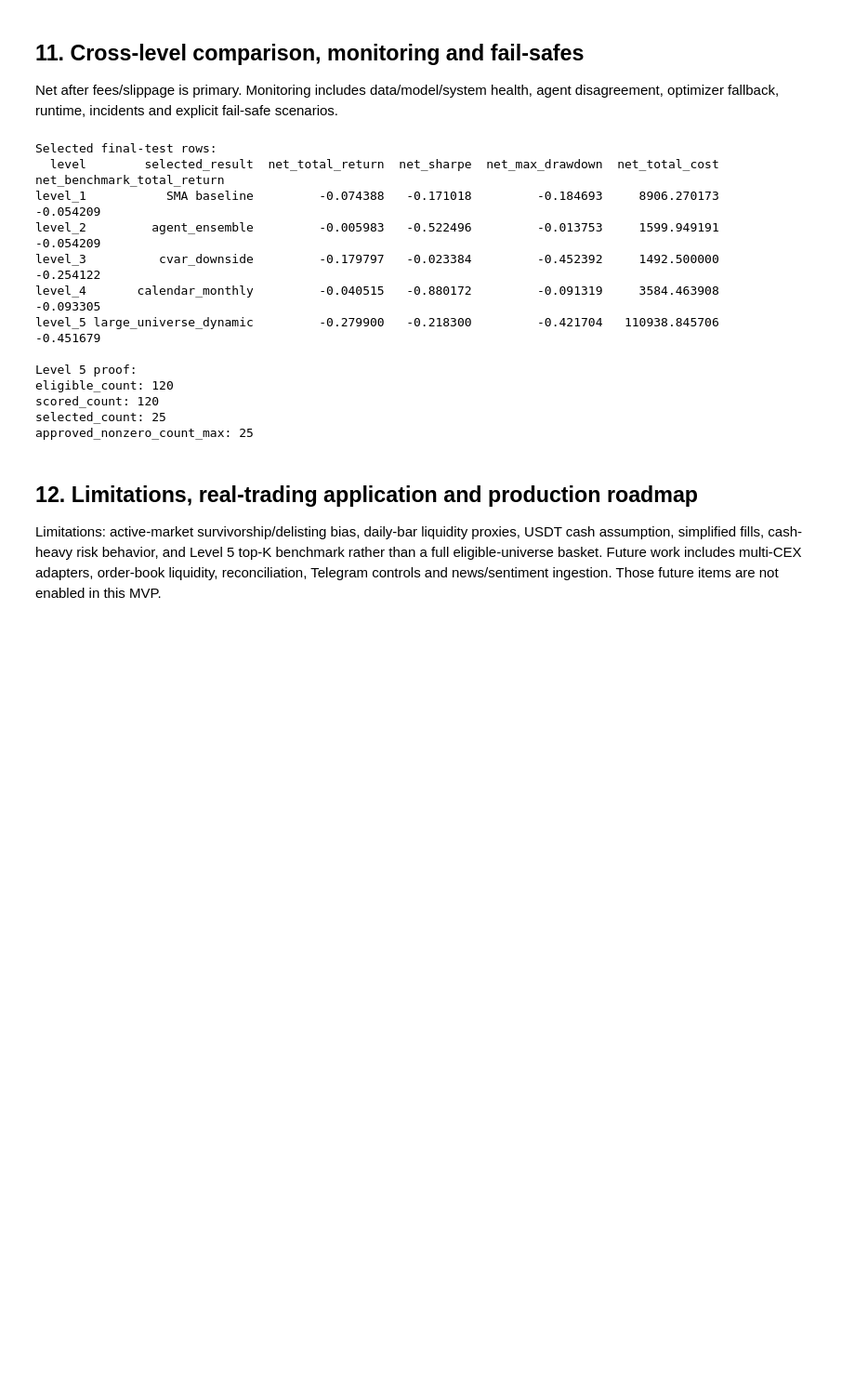
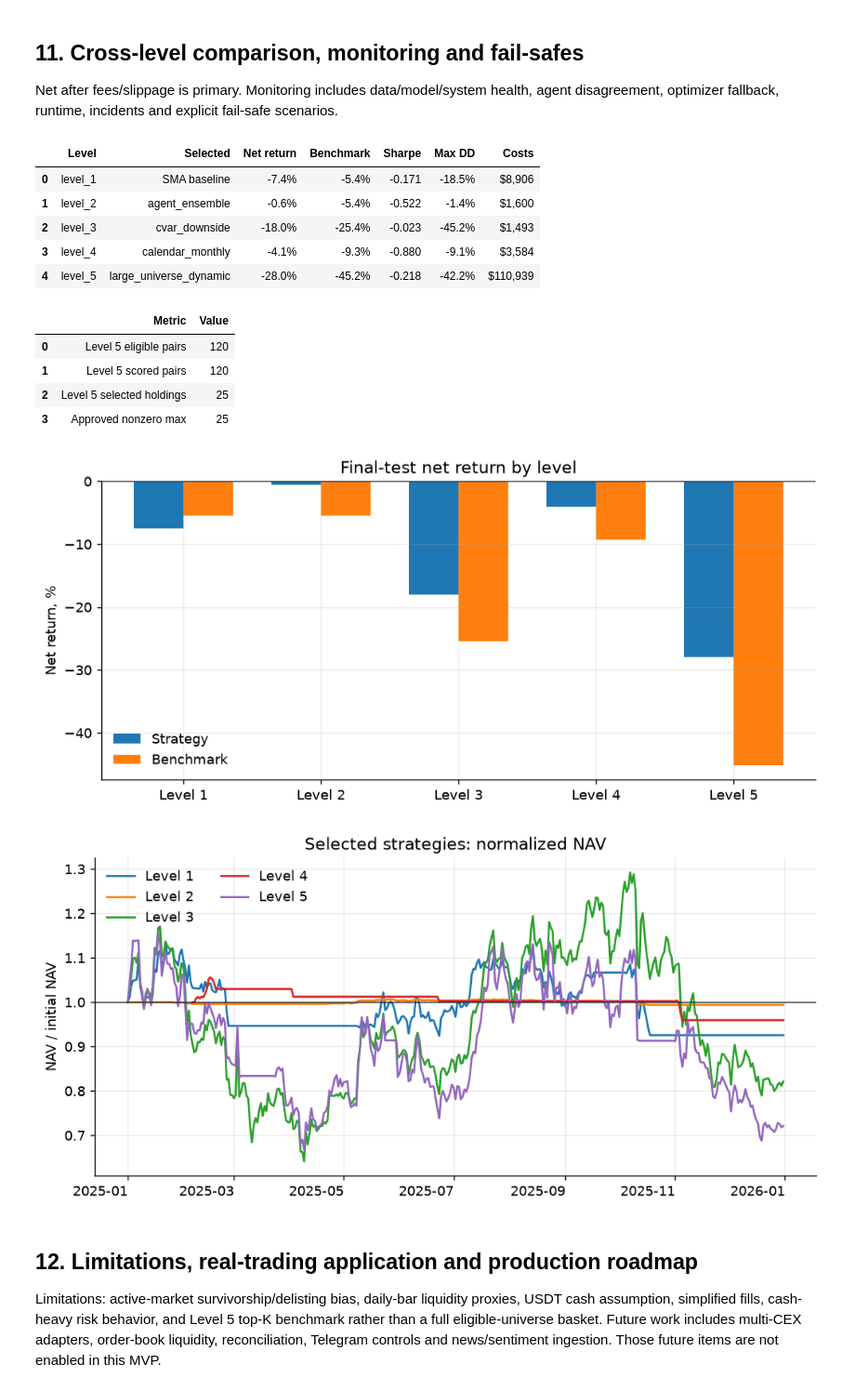
Before and after one commit to SergeySdv/ai-crypto-hedge-fund-research, a Jupyter notebook: notebooks/ai_crypto_hedge_fund.ipynb, the cells around one changed output. Shown at 93% size. Saved outputs shown, nothing was run; the diff lists cells and outputs as text; code cells hidden in the pictures; blank space fills up the shorter version.

```diff
--- a/notebooks/ai_crypto_hedge_fund.ipynb
+++ b/notebooks/ai_crypto_hedge_fund.ipynb
@@ -321,40 +326,34 @@ print(frame[available].to_string(index=False))
 Net after fees/slippage is primary. Monitoring includes data/model/system health,
 agent disagreement, optimizer fallback, runtime, incidents and explicit fail-safe
 scenarios.
-# %%
-print("Selected final-test rows:")
-cols = [
-    "level",
-    "selected_result",
-    "net_total_return",
-    "net_sharpe",
-    "net_max_drawdown",
-    "net_total_cost",
-    "net_benchmark_total_return",
-]
-print(ctx.selected_metrics[cols].to_string(index=False))
-print("\nLevel 5 proof:")
-for key in [
-    "eligible_count",
-    "scored_count",
-    "selected_count",
-    "approved_nonzero_count_max",
-]:
-    print(f"{key}: {ctx.level5_pair_count_proof[key]}")
-# %% [output]
-Selected final-test rows:
-  level        selected_result  net_total_return  net_sharpe  net_max_drawdown  net_total_cost  net_benchmark_total_return
-level_1           SMA baseline         -0.074388   -0.171018         -0.184693     8906.270173                   -0.054209
-level_2         agent_ensemble         -0.005983   -0.522496         -0.013753     1599.949191                   -0.054209
-level_3          cvar_downside         -0.179797   -0.023384         -0.452392     1492.500000                   -0.254122
-level_4       calendar_monthly         -0.040515   -0.880172         -0.091319     3584.463908                   -0.093305
-level_5 large_universe_dynamic         -0.279900   -0.218300         -0.421704   110938.845706                   -0.451679
-
-Level 5 proof:
-eligible_count: 120
-scored_count: 120
-selected_count: 25
-approved_nonzero_count_max: 25
+# %%
+display(selected_summary_frame(ctx))
+display(
+    key_value_frame(
+        [
+            ("Level 5 eligible pairs", ctx.level5_pair_count_proof["eligible_count"]),
+            ("Level 5 scored pairs", ctx.level5_pair_count_proof["scored_count"]),
+            ("Level 5 selected holdings", ctx.level5_pair_count_proof["selected_count"]),
+            ("Approved nonzero max", ctx.level5_pair_count_proof["approved_nonzero_count_max"]),
+        ]
+    )
+)
+plot_return_overview(ctx)
+plot_selected_nav(ctx)
+# %% [output]
+|  | Level | Selected | Net return | Benchmark | Sharpe | Max DD | Costs |
+| 0 | level_1 | SMA baseline | -7.4% | -5.4% | -0.171 | -18.5% | $8,906 |
+| 1 | level_2 | agent_ensemble | -0.6% | -5.4% | -0.522 | -1.4% | $1,600 |
+| 2 | level_3 | cvar_downside | -18.0% | -25.4% | -0.023 | -45.2% | $1,493 |
+| 3 | level_4 | calendar_monthly | -4.1% | -9.3% | -0.880 | -9.1% | $3,584 |
+| 4 | level_5 | large_universe_dynamic | -28.0% | -45.2% | -0.218 | -42.2% | $110,939 |
+|  | Metric | Value |
+| 0 | Level 5 eligible pairs | 120 |
+| 1 | Level 5 scored pairs | 120 |
+| 2 | Level 5 selected holdings | 25 |
+| 3 | Approved nonzero max | 25 |
+[figure, added]
+[figure, added]
 # %% [markdown]
 ## 12. Limitations, real-trading application and production roadmap
 
```
Also changed, not shown: parts of 20 cells of this notebook, 3 other files.
